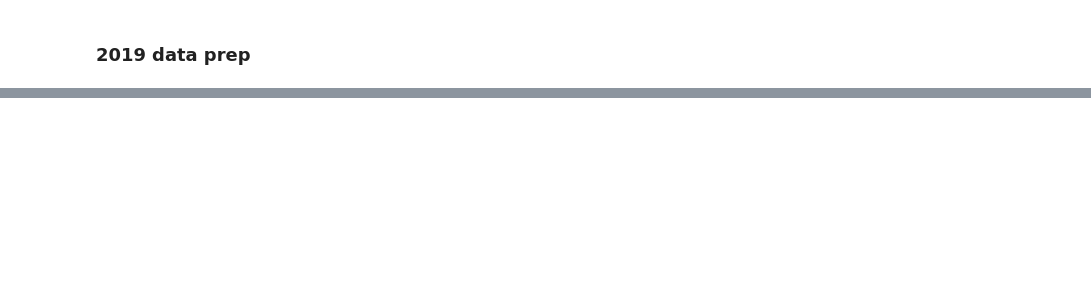
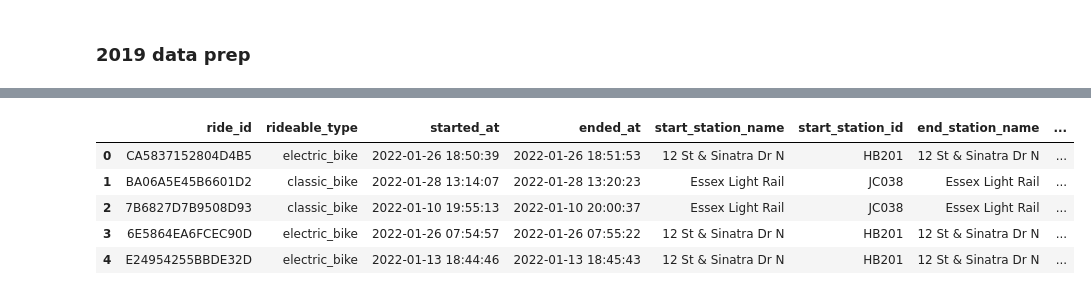
Before and after one commit to elrhmo/bike_sharing, a Jupyter notebook: data_prep.ipynb, the cells around one changed output, grey strips where cells are left out. Drawn from its saved outputs; the diff is of its cells as text; code cells hidden in the pictures; blank space fills up the shorter version.

```diff
--- a/data_prep.ipynb
+++ b/data_prep.ipynb
@@ -1924,0 +2092,32 @@ Extraction completed.
+# %%
+# 2022
+
+## Add some extra variables to the dataset for use later in filtering
+
+import datetime
+
+## Feeding a specified date format speeds up the pd.to_datetime function immeasurably, especially over large datasets
+## e.g. http://stackoverflow.com/questions/32034689/why-is-pandas-to-datetime-slow-for-non-standard-time-format-such-as-2014-12-31
+
+format = "%Y/%m/%d %H:%M"
+
+# Minute level of accuracy if fine for this analysis so the below code cuts these seconds off from the datetime and formats the datetime columns
+data_2022['Start Date'] = data_2022['started_at'].str[:16]
+data_2022['End Date'] = data_2022['ended_at'].str[:16]
+
+data_2022['Start Date']= pd.to_datetime(data_2022['Start Date'], format=format)
+
+data_2022['End Date']= pd.to_datetime(data_2022['End Date'], format=format)
+
+data_2022['Hour']= pd.to_datetime(data_2022['Start Date'], format=format).dt.hour
+
+data_2022['Day']= pd.to_datetime(data_2022['Start Date'], format=format).dt.weekday
+
+data_2022.head()
+# %% [output]
+|  | ride_id | rideable_type | started_at | ended_at | start_station_name | start_station_id | end_station_name | ... |
+| 0 | CA5837152804D4B5 | electric_bike | 2022-01-26 18:50:39 | 2022-01-26 18:51:53 | 12 St & Sinatra Dr N | HB201 | 12 St & Sinatra Dr N | ... |
+| 1 | BA06A5E45B6601D2 | classic_bike | 2022-01-28 13:14:07 | 2022-01-28 13:20:23 | Essex Light Rail | JC038 | Essex Light Rail | ... |
+| 2 | 7B6827D7B9508D93 | classic_bike | 2022-01-10 19:55:13 | 2022-01-10 20:00:37 | Essex Light Rail | JC038 | Essex Light Rail | ... |
+| 3 | 6E5864EA6FCEC90D | electric_bike | 2022-01-26 07:54:57 | 2022-01-26 07:55:22 | 12 St & Sinatra Dr N | HB201 | 12 St & Sinatra Dr N | ... |
+| 4 | E24954255BBDE32D | electric_bike | 2022-01-13 18:44:46 | 2022-01-13 18:45:43 | 12 St & Sinatra Dr N | HB201 | 12 St & Sinatra Dr N | ... |
```
Also changed, not shown: parts of 23 cells of this notebook.
